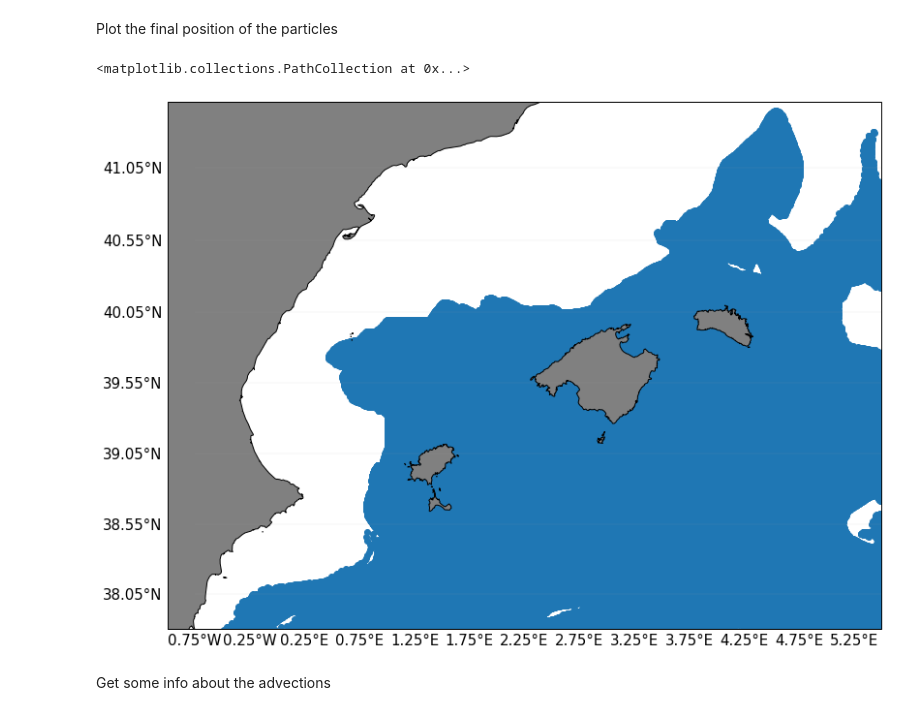
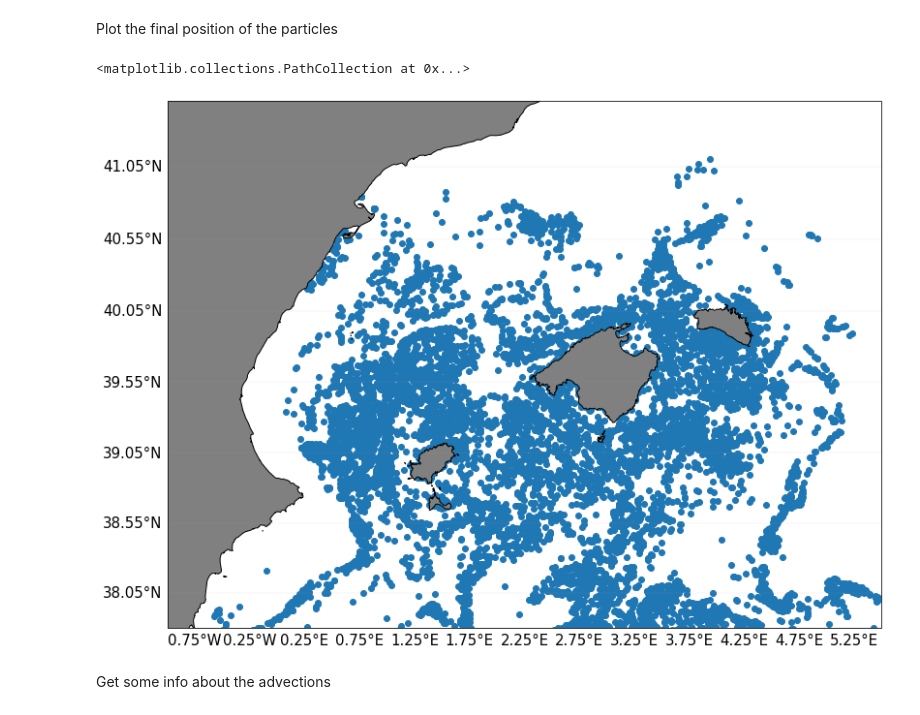
Before and after one commit to ecutolo/notebooks, a Jupyter notebook: FSLE_from_OceanParcels.ipynb, the cells around one changed output. Cells and saved outputs as stored; diff of their text form; code cells hidden in the pictures.

```diff
--- a/FSLE_from_OceanParcels.ipynb
+++ b/FSLE_from_OceanParcels.ipynb
@@ -104,5 +112,8 @@ output_file = '''INSERT PARCEL OUTPUT FILE HERE'''
+# %%
+'''INSERT PARCEL OUTPUT FILE HERE'''
+parcels_file =  '/data/ecutolo/particle_tests/WMOPv2.0_CTD_REANALYSIS/p_from_2018-05-20_days_-14_di_2500.nc'
 # %%
-sim_ds = xr.open_dataset(output_file)
+sim_ds = xr.open_dataset(parcels_file)
 # %% [markdown]
 Plot the initial position of the particles
 # %%
@@ -120,13 +131,13 @@ Plot the final position of the particles
 # %%
 fig = plt.figure(figsize=(15,10))
 ax = fig.add_subplot(111, projection=ccrs.Mercator())
 draw_background_map('BalearicIslands', ax=ax)
 
-ax.scatter(sim_ds.lon,sim_ds.lat,
+ax.scatter(sim_ds.lon.isel(obs=-1),sim_ds.lat.isel(obs=-1),
            transform=dtr())
 # %% [output]
 <matplotlib.collections.PathCollection at 0x...>
-[figure, old version]
+[figure, new version]
 # %% [markdown]
 Get some info about the advections
 # %%
```
Also changed, not shown: parts of 8 cells of this notebook.
